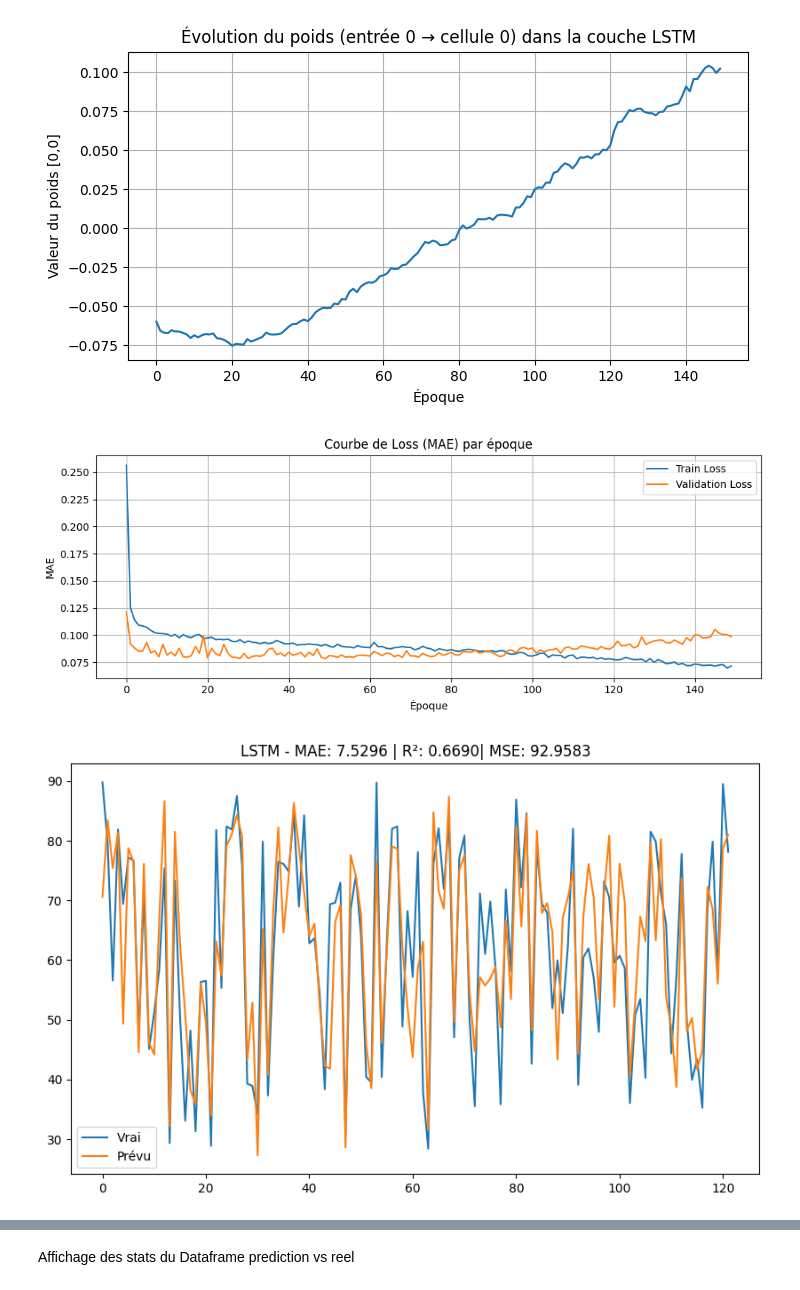
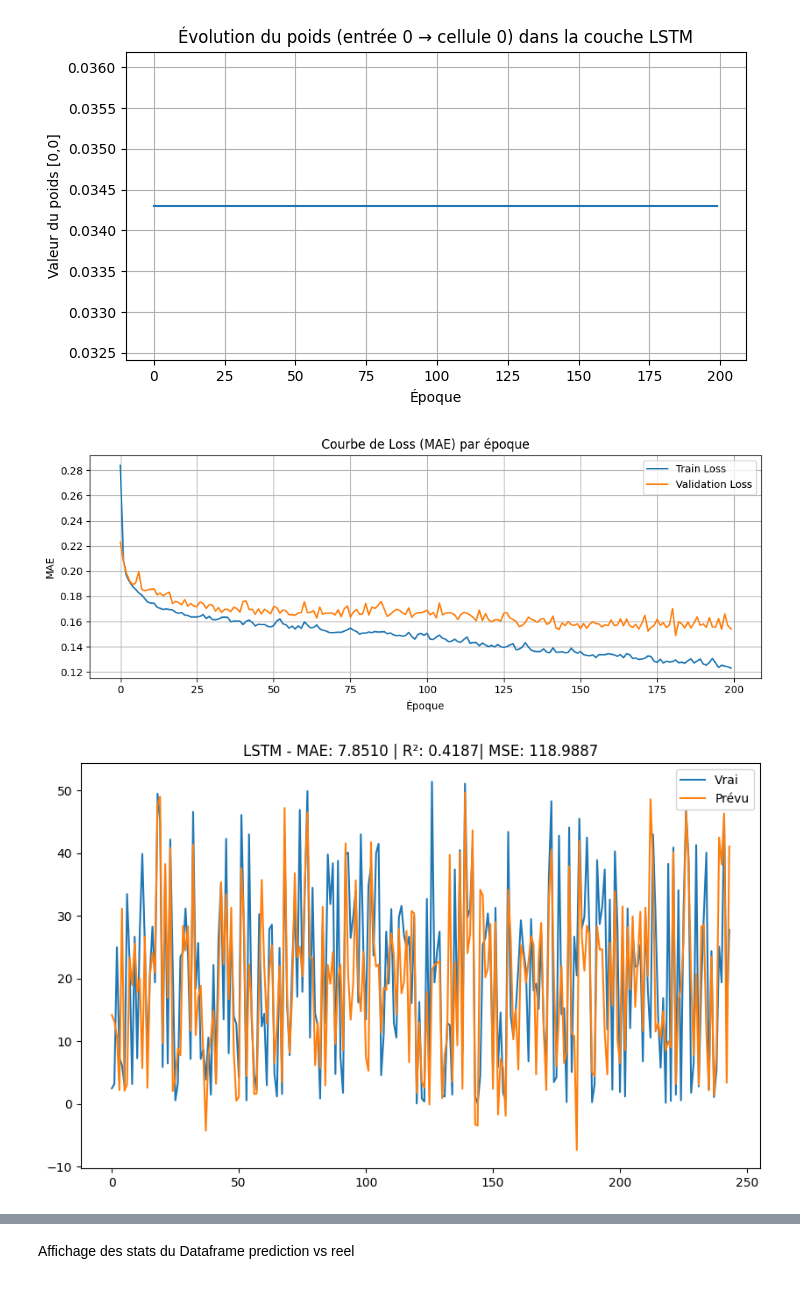
Before and after one commit to Sylv111/IR-MetaHeuristics, a Jupyter notebook: LSTM_Nathan/LSTM.ipynb, the cells around one changed output, grey strips where cells are left out. Saved outputs shown, nothing was run; the diff lists cells and outputs as text; code cells hidden in the pictures.

```diff
--- a/LSTM_Nathan/LSTM.ipynb
+++ b/LSTM_Nathan/LSTM.ipynb
@@ -27,8 +27,8 @@ class WeightLogger(Callback):
 
 
 # === 1. Chargement des données ===
-df = pd.read_csv("../DataCleaning/scaled_dataset.csv")  # Remplace par ton CSV réel
-#df = pd.read_csv("../DataCleaning/A - CSV par bâtiment/batiment_1.csv")  # Remplace par ton CSV réel
+#df = pd.read_csv("../DataCleaning/scaled_dataset.csv")  # Remplace par ton CSV réel
+df = pd.read_csv("../DataCleaning/A - CSV par bâtiment/batiment_1.csv")  # Remplace par ton CSV réel
 
 # === 2. Normalisation ===
 scaler = MinMaxScaler()
@@ -62,7 +62,7 @@ weight_logger = WeightLogger(layer_name="lstm")  # nom de la couche
 
 history = model.fit(
     X_train, y_train,
-    epochs=700,
+    epochs=200,
     batch_size=64,
     validation_split=0.1,
     verbose=1,
@@ -155,3 +155,3 @@ WARNING:tensorflow:5 out of the last 17 calls to <function TensorFlowTrainer.mak
-[figure, old version]
+[figure, new version]
-[figure, old version]
+[figure, new version]
-[figure, old version]
+[figure, new version]
```
Also changed, not shown: parts of 2 cells of this notebook, 54 other files.
